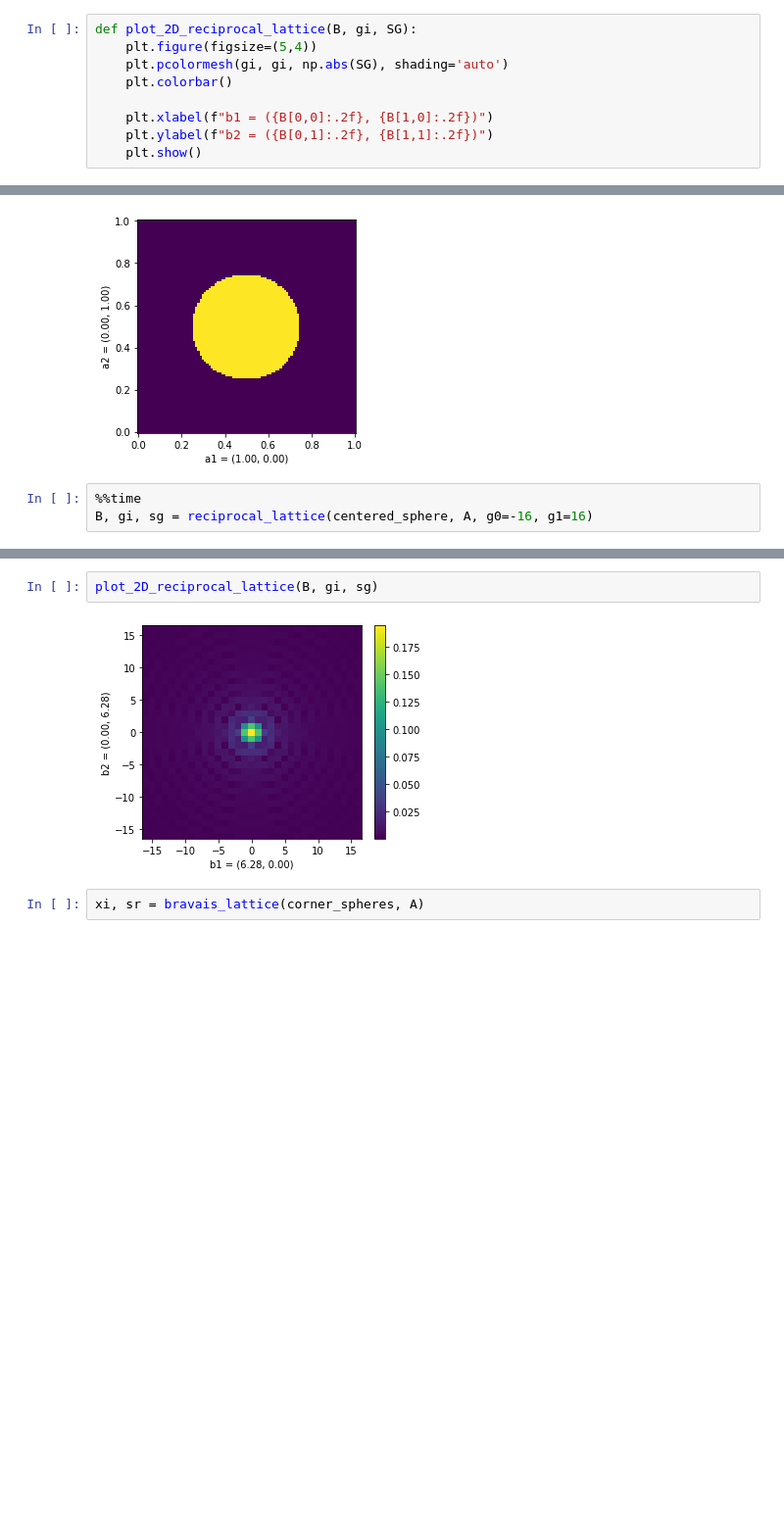
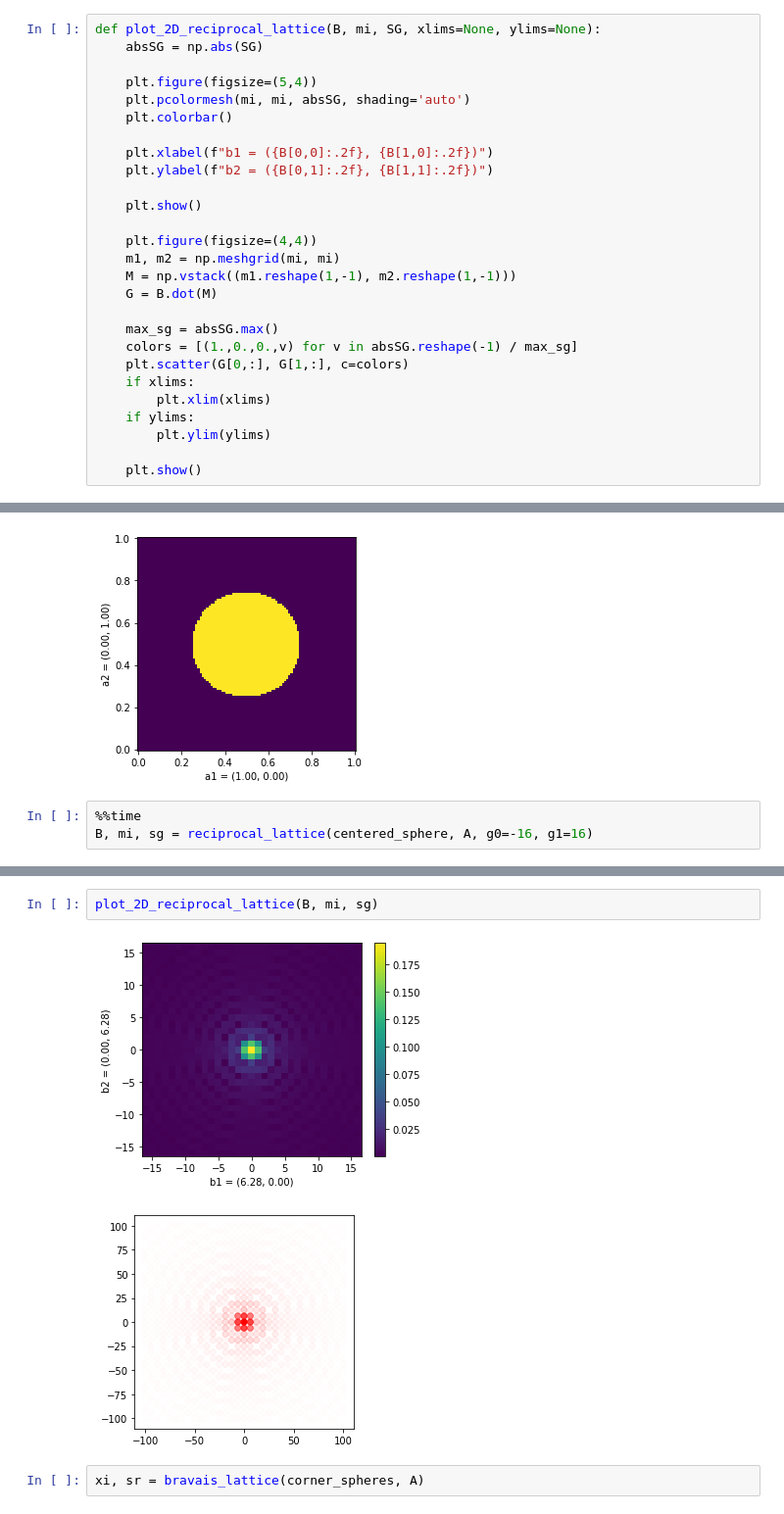
Before and after one commit to markus7800/VoxelNet, a Jupyter notebook: voxelization.ipynb, the cells around one changed output, grey strips where cells are left out. Shown at 98% size. Cells and saved outputs as stored; diff of their text form; blank space fills up the shorter version.

Commit message:
reciprocal canonical plot

```diff
--- a/voxelization.ipynb
+++ b/voxelization.ipynb
@@ -413,14 +413,32 @@ def plot_2D_bravais_lattice(A, xi, SR):
     plt.ylabel(f"a2 = ({A[0,1]:.2f}, {A[1,1]:.2f})")
     plt.show()
 # %%
-def plot_2D_reciprocal_lattice(B, gi, SG):
+def plot_2D_reciprocal_lattice(B, mi, SG, xlims=None, ylims=None):
+    absSG = np.abs(SG)
+
     plt.figure(figsize=(5,4))
-    plt.pcolormesh(gi, gi, np.abs(SG), shading='auto')
+    plt.pcolormesh(mi, mi, absSG, shading='auto')
     plt.colorbar()
 
     plt.xlabel(f"b1 = ({B[0,0]:.2f}, {B[1,0]:.2f})")
     plt.ylabel(f"b2 = ({B[0,1]:.2f}, {B[1,1]:.2f})")
+
     plt.show()
+
+    plt.figure(figsize=(4,4))
+    m1, m2 = np.meshgrid(mi, mi)
+    M = np.vstack((m1.reshape(1,-1), m2.reshape(1,-1)))
+    G = B.dot(M)
+
+    max_sg = absSG.max()
+    colors = [(1.,0.,0.,v) for v in absSG.reshape(-1) / max_sg]
+    plt.scatter(G[0,:], G[1,:], c=colors)
+    if xlims:
+        plt.xlim(xlims)
+    if ylims:
+        plt.ylim(ylims)
+
+    plt.show()
 # %%
 A = np.eye(2)
 A
@@ -435,7 +453,7 @@ plot_2D_bravais_lattice(A, xi, sr)
 [figure]
 # %%
 %%time
-B, gi, sg = reciprocal_lattice(centered_sphere, A, g0=-16, g1=16)
+B, mi, sg = reciprocal_lattice(centered_sphere, A, g0=-16, g1=16)
 # %% [output]
 B:
  [[6.28318531 0.        ]
@@ -451,7 +469,8 @@ Wall time: 750 ms
 # %%
-plot_2D_reciprocal_lattice(B, gi, sg)
+plot_2D_reciprocal_lattice(B, mi, sg)
 # %% [output]
 [figure]
+[figure, added]
 # %%
 xi, sr = bravais_lattice(corner_spheres, A)
 # %%
```
Also changed, not shown: parts of 9 cells of this notebook.
